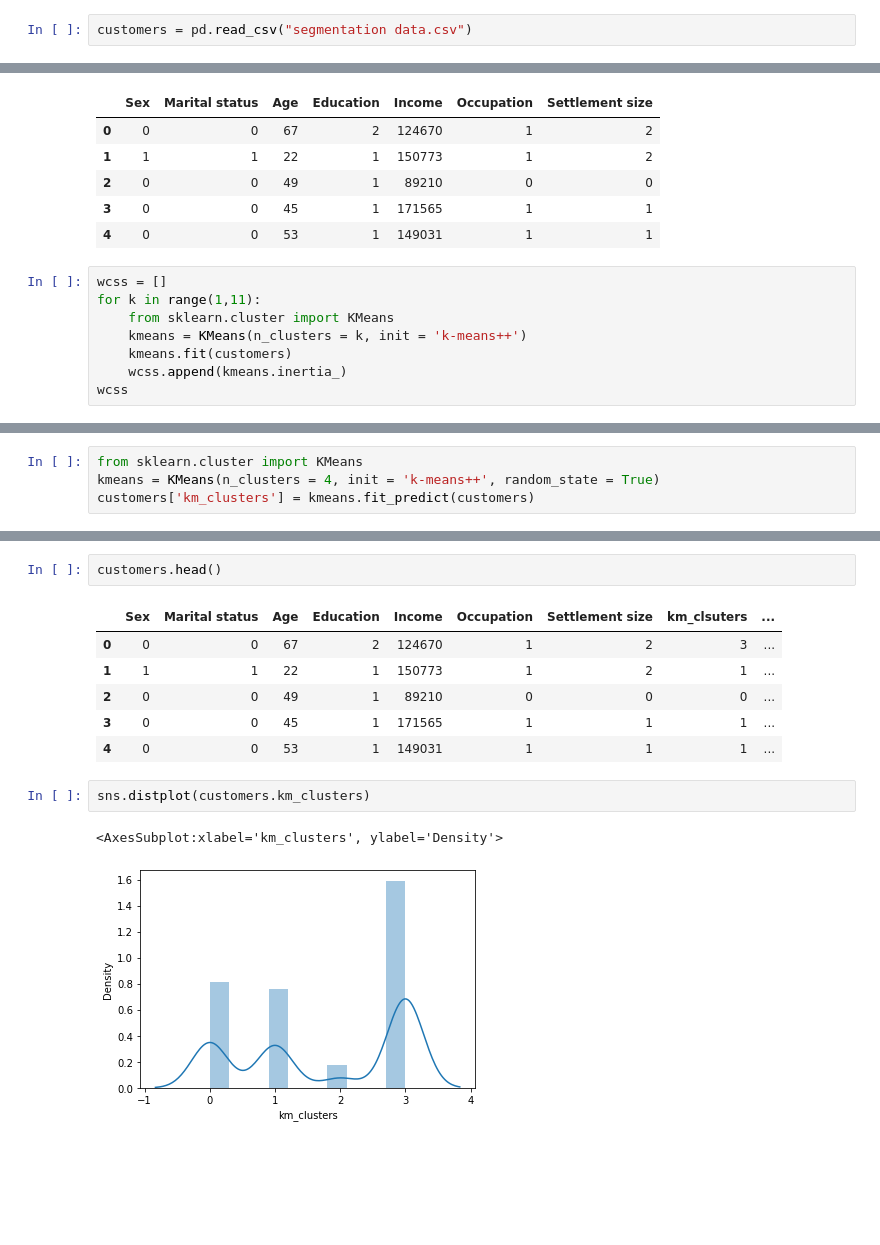
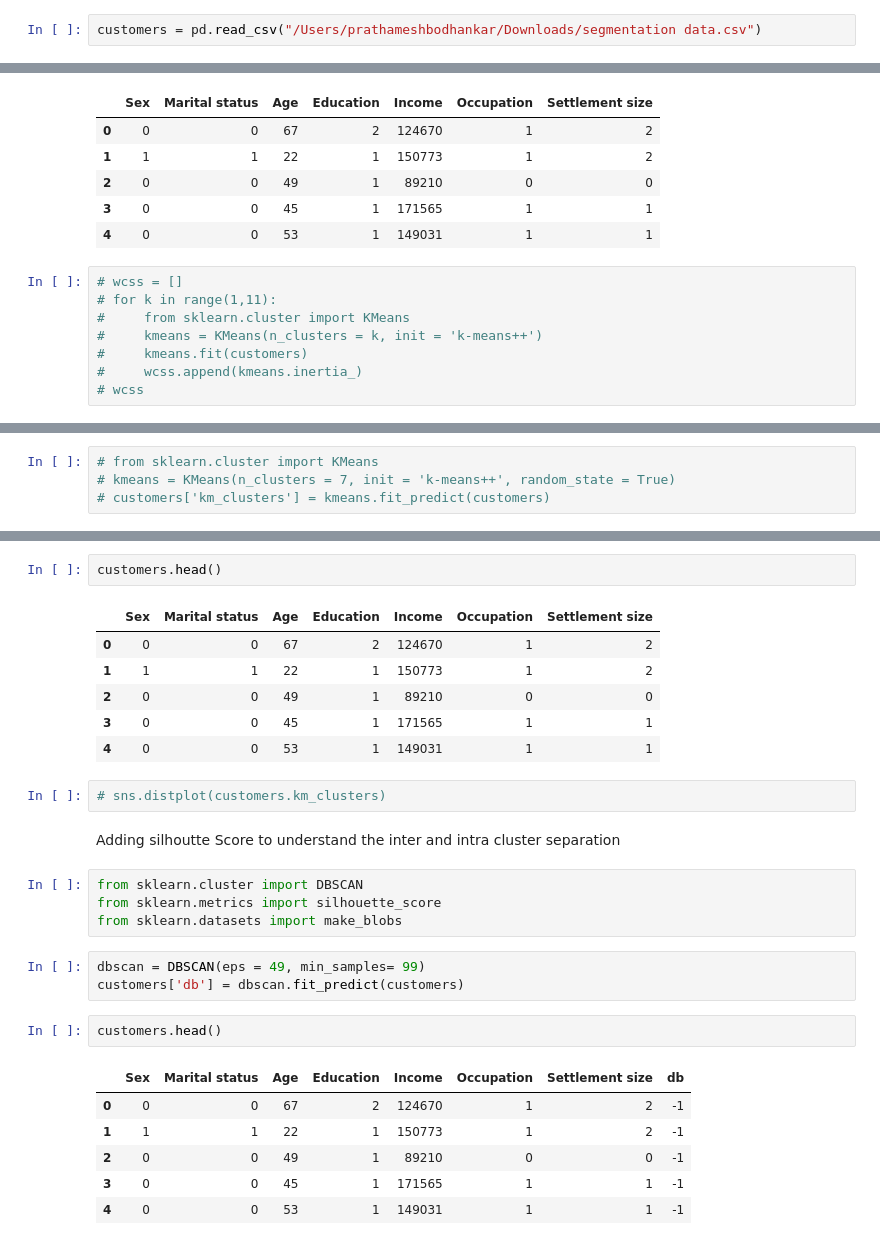
Before and after one commit to PrathameshBodhankar/Customer-clustering, a Jupyter notebook: Customer_clustering.ipynb, the cells around one changed output, grey strips where cells are left out. Saved outputs shown, nothing was run; the diff lists cells and outputs as text; blank space fills up the shorter version.

```diff
--- a/Customer_clustering.ipynb
+++ b/Customer_clustering.ipynb
@@ -2,7 +2,7 @@
 import pandas as pd
 import numpy as np
 # %%
-customers = pd.read_csv("segmentation data.csv")
+customers = pd.read_csv("/Users/prathameshbodhankar/Downloads/segmentation data.csv")
 # %%
 customers.head()
 # %% [output]
@@ -114,10 +114,10 @@ customers.head()
 | 3 | 0 | 0 | 45 | 1 | 171565 | 1 | 1 |
 | 4 | 0 | 0 | 53 | 1 | 149031 | 1 | 1 |
 # %%
-wcss = []
-for k in range(1,11):
-    from sklearn.cluster import KMeans
-    kmeans = KMeans(n_clusters = k, init = 'k-means++')
-    kmeans.fit(customers)
-    wcss.append(kmeans.inertia_)
-wcss
+# wcss = []
+# for k in range(1,11):
+#     from sklearn.cluster import KMeans
+#     kmeans = KMeans(n_clusters = k, init = 'k-means++')
+#     kmeans.fit(customers)
+#     wcss.append(kmeans.inertia_)
+# wcss
@@ -144,4 +131,4 @@ plt.show()
 # %%
-from sklearn.cluster import KMeans
-kmeans = KMeans(n_clusters = 4, init = 'k-means++', random_state = True)
-customers['km_clusters'] = kmeans.fit_predict(customers)
+# from sklearn.cluster import KMeans
+# kmeans = KMeans(n_clusters = 7, init = 'k-means++', random_state = True)
+# customers['km_clusters'] = kmeans.fit_predict(customers)
@@ -148,14 +146,29 @@ customers['km_clusters'] = kmeans.fit_predict(customers)
 # %%
 customers.head()
 # %% [output]
-|  | Sex | Marital status | Age | Education | Income | Occupation | Settlement size | km_clsuters | ... |
-| 0 | 0 | 0 | 67 | 2 | 124670 | 1 | 2 | 3 | ... |
-| 1 | 1 | 1 | 22 | 1 | 150773 | 1 | 2 | 1 | ... |
-| 2 | 0 | 0 | 49 | 1 | 89210 | 0 | 0 | 0 | ... |
-| 3 | 0 | 0 | 45 | 1 | 171565 | 1 | 1 | 1 | ... |
-| 4 | 0 | 0 | 53 | 1 | 149031 | 1 | 1 | 1 | ... |
+|  | Sex | Marital status | Age | Education | Income | Occupation | Settlement size |
+| 0 | 0 | 0 | 67 | 2 | 124670 | 1 | 2 |
+| 1 | 1 | 1 | 22 | 1 | 150773 | 1 | 2 |
+| 2 | 0 | 0 | 49 | 1 | 89210 | 0 | 0 |
+| 3 | 0 | 0 | 45 | 1 | 171565 | 1 | 1 |
+| 4 | 0 | 0 | 53 | 1 | 149031 | 1 | 1 |
 # %%
-sns.distplot(customers.km_clusters)
+# sns.distplot(customers.km_clusters)
-# %% [output]
-<AxesSubplot:xlabel='km_clusters', ylabel='Density'>
-[figure, removed]
+# %% [markdown]
+Adding silhoutte Score to understand the inter and intra cluster separation
+# %%
+from sklearn.cluster import DBSCAN
+from sklearn.metrics import silhouette_score
+from sklearn.datasets import make_blobs
+# %%
+dbscan = DBSCAN(eps = 49, min_samples= 99)
+customers['db'] = dbscan.fit_predict(customers)
+# %%
+customers.head()
+# %% [output]
+|  | Sex | Marital status | Age | Education | Income | Occupation | Settlement size | db |
+| 0 | 0 | 0 | 67 | 2 | 124670 | 1 | 2 | -1 |
+| 1 | 1 | 1 | 22 | 1 | 150773 | 1 | 2 | -1 |
+| 2 | 0 | 0 | 49 | 1 | 89210 | 0 | 0 | -1 |
+| 3 | 0 | 0 | 45 | 1 | 171565 | 1 | 1 | -1 |
+| 4 | 0 | 0 | 53 | 1 | 149031 | 1 | 1 | -1 |
```
Also changed, not shown: parts of 9 cells of this notebook.
